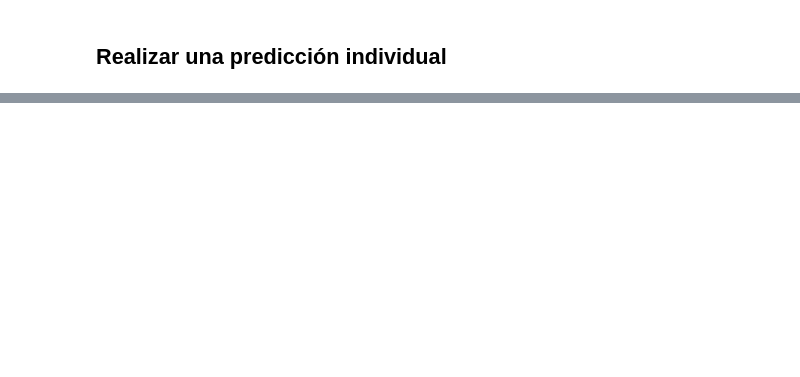
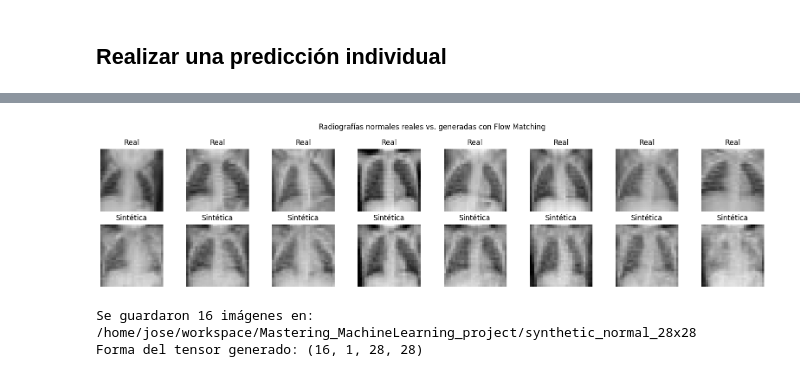
Before and after one commit to GabrielGomez9898/Mastering_MachineLearning_project, a Jupyter notebook: main.ipynb, the cells around one changed output, grey strips where cells are left out. Cells and saved outputs as stored; diff of their text form; code cells hidden in the pictures; blank space fills up the shorter version.

```diff
--- a/main.ipynb
+++ b/main.ipynb
@@ -650,0 +975,40 @@ Predicción: {'clase': 'Pneumonia', 'probabilidad_normal': 8.5040937847225e-06,
+# %%
+NUM_SYNTHETIC_NORMAL = 16
+FLOW_SAMPLING_STEPS = 100
+
+synthetic_normal_normalized = flow_model.sample(
+    num_samples=NUM_SYNTHETIC_NORMAL,
+    num_steps=FLOW_SAMPLING_STEPS
+).cpu()
+synthetic_normal_images = (synthetic_normal_normalized + 1) / 2
+synthetic_normal_images = synthetic_normal_images.clamp(0, 1)
+
+# Comparar ejemplos reales y sintéticos.
+real_normal_images = (flow_images_example[:8] + 1) / 2
+fig, axes = plt.subplots(2, 8, figsize=(16, 4))
+for index in range(8):
+    axes[0, index].imshow(real_normal_images[index, 0], cmap="gray", vmin=0, vmax=1)
+    axes[0, index].set_title("Real")
+    axes[0, index].axis("off")
+
+    axes[1, index].imshow(synthetic_normal_images[index, 0], cmap="gray", vmin=0, vmax=1)
+    axes[1, index].set_title("Sintética")
+    axes[1, index].axis("off")
+
+plt.suptitle("Radiografías normales reales vs. generadas con Flow Matching")
+plt.tight_layout()
+plt.show()
+
+synthetic_output_dir = Path("synthetic_normal_28x28")
+synthetic_output_dir.mkdir(parents=True, exist_ok=True)
+
+for index, image in enumerate(synthetic_normal_images):
+    image_path = synthetic_output_dir / f"normal_synthetic_{index:04d}.png"
+    save_image(image, image_path)
+
+print(f"Se guardaron {NUM_SYNTHETIC_NORMAL} imágenes en: {synthetic_output_dir.resolve()}")
+print("Forma del tensor generado:", tuple(synthetic_normal_images.shape))
+# %% [output]
+[figure, added]
+Se guardaron 16 imágenes en: /home/jose/workspace/Mastering_MachineLearning_project/synthetic_normal_28x28
+Forma del tensor generado: (16, 1, 28, 28)
```
Also changed, not shown: parts of 20 cells of this notebook, 17 other files.
